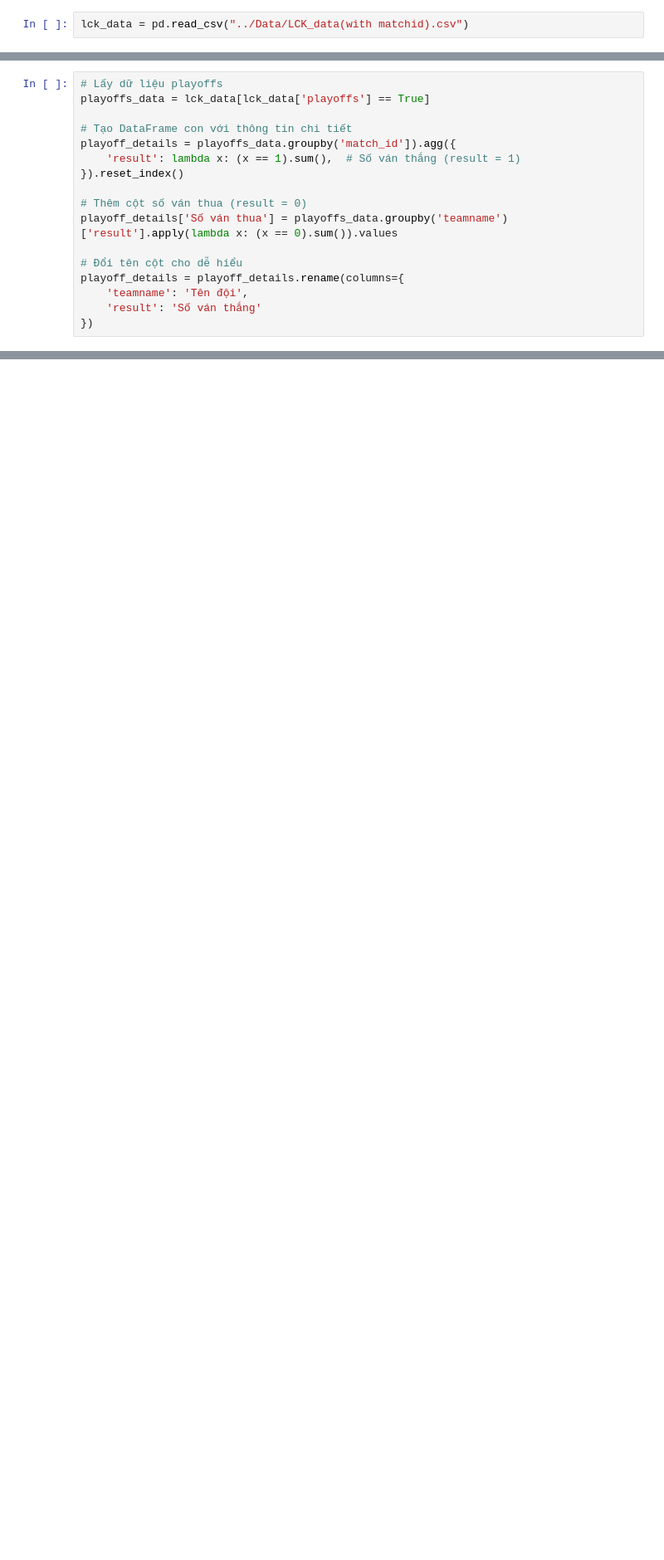
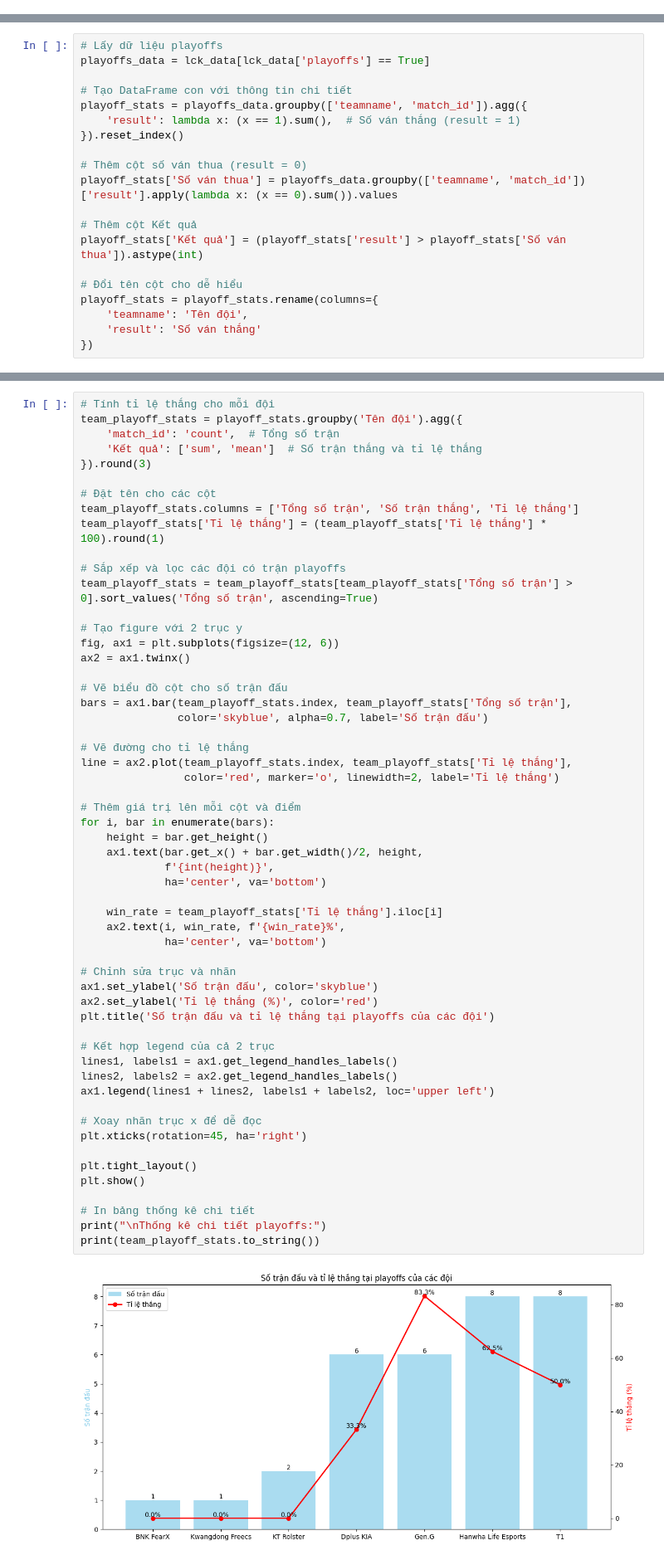
Before and after one commit to fromuit/IE224_Project, a Jupyter notebook: Source/report_content.ipynb, the cells around one changed output, grey strips where cells are left out. Shown at 83% size. Drawn from its saved outputs; the diff is of its cells as text; blank space fills up the shorter version.

```diff
--- a/Source/report_content.ipynb
+++ b/Source/report_content.ipynb
@@ -382,5 +382,3 @@ plt.tight_layout()
 plt.show()
 # %% [output]
 [figure]
-# %%
-lck_data = pd.read_csv("../Data/LCK_data(with matchid).csv")
@@ -389,15 +389,18 @@ lck_data = pd.read_csv("../Data/LCK_data(with matchid).csv")
 playoffs_data = lck_data[lck_data['playoffs'] == True]
 
 # Tạo DataFrame con với thông tin chi tiết
-playoff_details = playoffs_data.groupby('match_id']).agg({
+playoff_stats = playoffs_data.groupby(['teamname', 'match_id']).agg({
     'result': lambda x: (x == 1).sum(),  # Số ván thắng (result = 1)
 }).reset_index()
 
 # Thêm cột số ván thua (result = 0)
-playoff_details['Số ván thua'] = playoffs_data.groupby('teamname')['result'].apply(lambda x: (x == 0).sum()).values
+playoff_stats['Số ván thua'] = playoffs_data.groupby(['teamname', 'match_id'])['result'].apply(lambda x: (x == 0).sum()).values
+
+# Thêm cột Kết quả
+playoff_stats['Kết quả'] = (playoff_stats['result'] > playoff_stats['Số ván thua']).astype(int)
 
 # Đổi tên cột cho dễ hiểu
-playoff_details = playoff_details.rename(columns={
+playoff_stats = playoff_stats.rename(columns={
     'teamname': 'Tên đội',
     'result': 'Số ván thắng'
 })
@@ -441,0 +407,58 @@ plt.show()
+# %%
+# Tính tỉ lệ thắng cho mỗi đội
+team_playoff_stats = playoff_stats.groupby('Tên đội').agg({
+    'match_id': 'count',  # Tổng số trận
+    'Kết quả': ['sum', 'mean']  # Số trận thắng và tỉ lệ thắng
+}).round(3)
+
+# Đặt tên cho các cột
+team_playoff_stats.columns = ['Tổng số trận', 'Số trận thắng', 'Tỉ lệ thắng']
+team_playoff_stats['Tỉ lệ thắng'] = (team_playoff_stats['Tỉ lệ thắng'] * 100).round(1)
+
+# Sắp xếp và lọc các đội có trận playoffs
+team_playoff_stats = team_playoff_stats[team_playoff_stats['Tổng số trận'] > 0].sort_values('Tổng số trận', ascending=True)
+
+# Tạo figure với 2 trục y
+fig, ax1 = plt.subplots(figsize=(12, 6))
+ax2 = ax1.twinx()
+
+# Vẽ biểu đồ cột cho số trận đấu
+bars = ax1.bar(team_playoff_stats.index, team_playoff_stats['Tổng số trận'],
+               color='skyblue', alpha=0.7, label='Số trận đấu')
+
+# Vẽ đường cho tỉ lệ thắng
+line = ax2.plot(team_playoff_stats.index, team_playoff_stats['Tỉ lệ thắng'],
+                color='red', marker='o', linewidth=2, label='Tỉ lệ thắng')
+
+# Thêm giá trị lên mỗi cột và điểm
+for i, bar in enumerate(bars):
+    height = bar.get_height()
+    ax1.text(bar.get_x() + bar.get_width()/2, height,
+             f'{int(height)}',
+             ha='center', va='bottom')
+
+    win_rate = team_playoff_stats['Tỉ lệ thắng'].iloc[i]
+    ax2.text(i, win_rate, f'{win_rate}%',
+             ha='center', va='bottom')
+
+# Chỉnh sửa trục và nhãn
+ax1.set_ylabel('Số trận đấu', color='skyblue')
+ax2.set_ylabel('Tỉ lệ thắng (%)', color='red')
+plt.title('Số trận đấu và tỉ lệ thắng tại playoffs của các đội')
+
+# Kết hợp legend của cả 2 trục
+lines1, labels1 = ax1.get_legend_handles_labels()
+lines2, labels2 = ax2.get_legend_handles_labels()
+ax1.legend(lines1 + lines2, labels1 + labels2, loc='upper left')
+
+# Xoay nhãn trục x để dễ đọc
+plt.xticks(rotation=45, ha='right')
+
+plt.tight_layout()
+plt.show()
+
+# In bảng thống kê chi tiết
+print("\nThống kê chi tiết playoffs:")
+print(team_playoff_stats.to_string())
+# %% [output]
+[figure, added]
```
Also changed, not shown: parts of 6 cells of this notebook, 1 other file.
